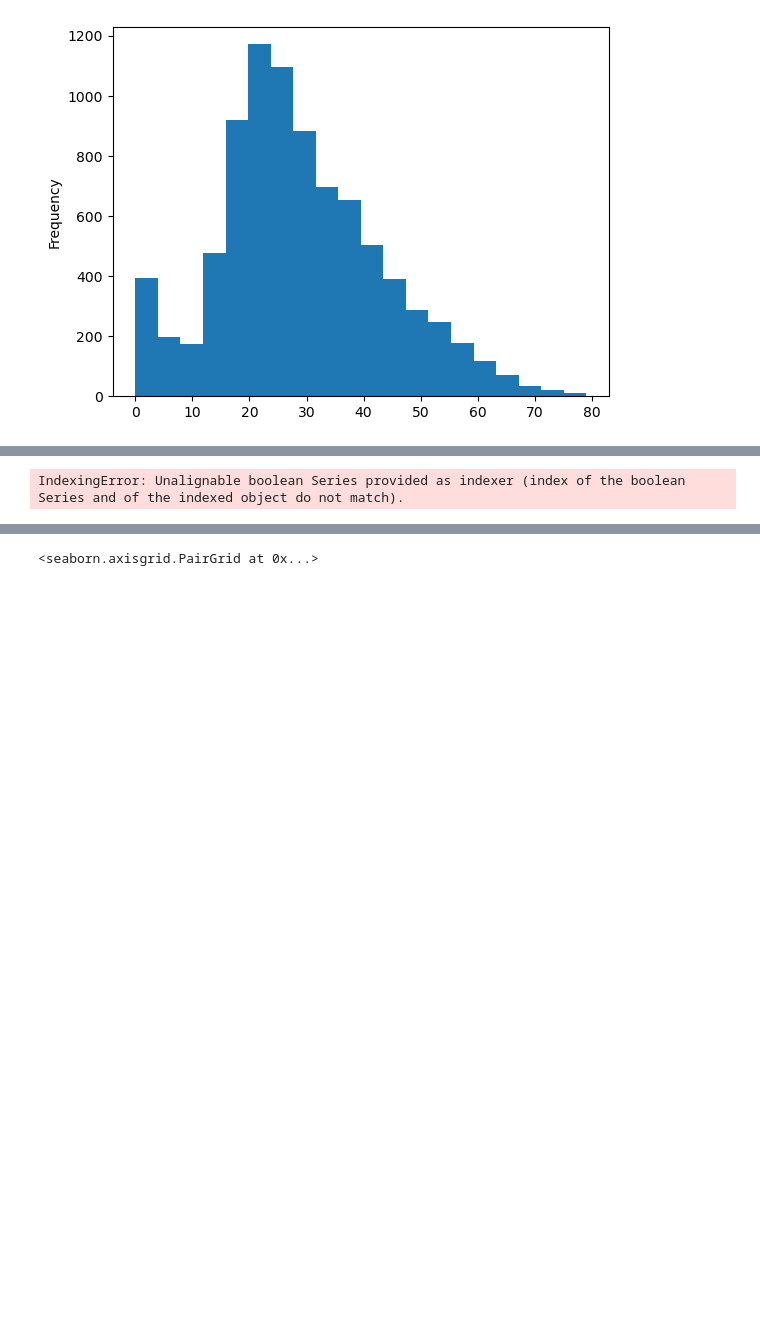
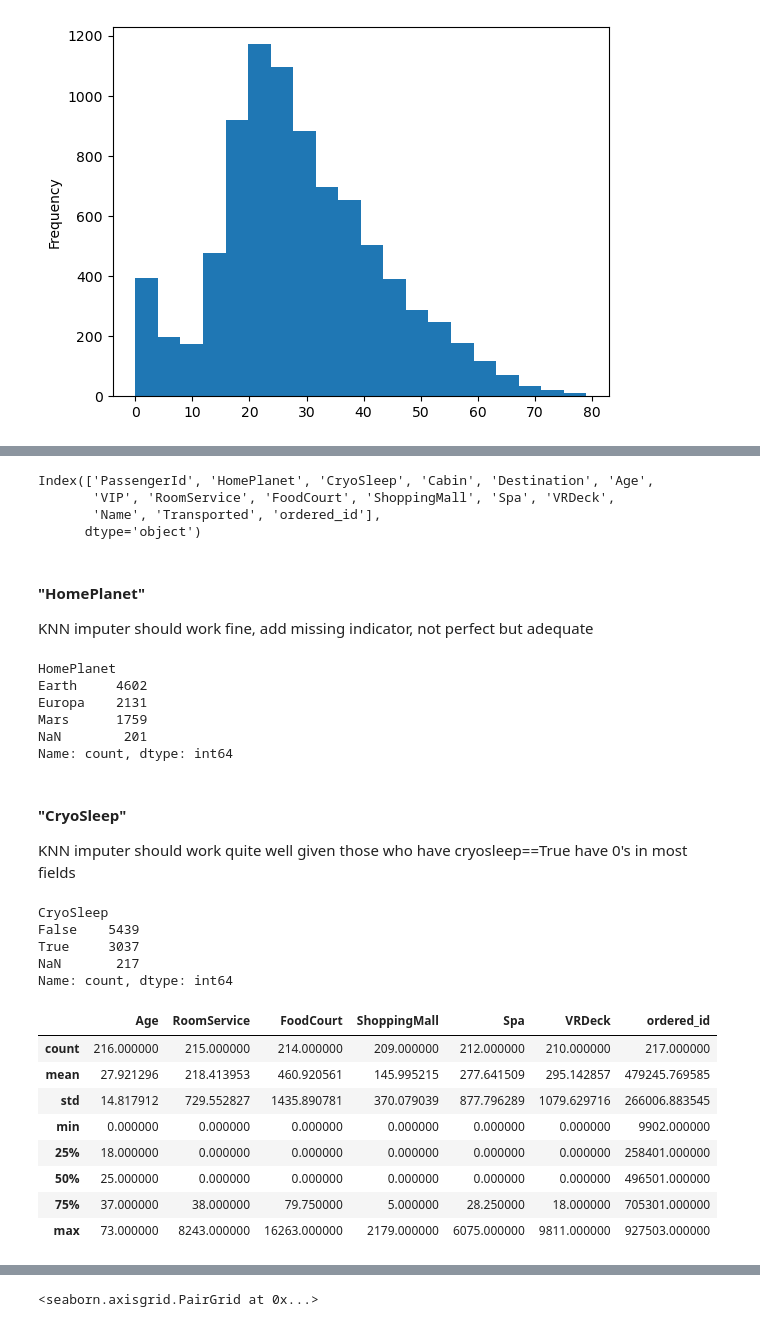
Before and after one commit to dvdhartsman/Spaceship_Titanic, a Jupyter notebook: Spaceship_Titanic.ipynb, the cells around one changed output, grey strips where cells are left out. Cells and saved outputs as stored; diff of their text form; code cells hidden in the pictures; blank space fills up the shorter version.

```diff
--- a/Spaceship_Titanic.ipynb
+++ b/Spaceship_Titanic.ipynb
@@ -129,4 +131,44 @@ df["ordered_id"] = df["PassengerId"].str.replace("_", "").astype(int)
 # %%
-df
+df.columns
 # %% [output]
-IndexingError: Unalignable boolean Series provided as indexer (index of the boolean Series and of the indexed object do not match).
+Index(['PassengerId', 'HomePlanet', 'CryoSleep', 'Cabin', 'Destination', 'Age',
+       'VIP', 'RoomService', 'FoodCourt', 'ShoppingMall', 'Spa', 'VRDeck',
+       'Name', 'Transported', 'ordered_id'],
+      dtype='object')
+# %% [markdown]
+#### "HomePlanet"
+KNN imputer should work fine, add missing indicator, not perfect but adequate
+# %%
+# Going to KNN Impute these values i suppose
+
+df["HomePlanet"].value_counts(dropna=False)
+# %% [output]
+HomePlanet
+Earth     4602
+Europa    2131
+Mars      1759
+NaN        201
+Name: count, dtype: int64
+# %% [markdown]
+#### "CryoSleep"
+KNN imputer should work quite well given those who have cryosleep==True have 0's in most fields
+# %%
+df["CryoSleep"].value_counts(dropna=False)
+# %% [output]
+CryoSleep
+False    5439
+True     3037
+NaN       217
+Name: count, dtype: int64
+# %%
+df[df["CryoSleep"].isna()].describe()
+# %% [output]
+|  | Age | RoomService | FoodCourt | ShoppingMall | Spa | VRDeck | ordered_id |
+| count | 216.000000 | 215.000000 | 214.000000 | 209.000000 | 212.000000 | 210.000000 | 217.000000 |
+| mean | 27.921296 | 218.413953 | 460.920561 | 145.995215 | 277.641509 | 295.142857 | 479245.769585 |
+| std | 14.817912 | 729.552827 | 1435.890781 | 370.079039 | 877.796289 | 1079.629716 | 266006.883545 |
+| min | 0.000000 | 0.000000 | 0.000000 | 0.000000 | 0.000000 | 0.000000 | 9902.000000 |
+| 25% | 18.000000 | 0.000000 | 0.000000 | 0.000000 | 0.000000 | 0.000000 | 258401.000000 |
+| 50% | 25.000000 | 0.000000 | 0.000000 | 0.000000 | 0.000000 | 0.000000 | 496501.000000 |
+| 75% | 37.000000 | 38.000000 | 79.750000 | 5.000000 | 28.250000 | 18.000000 | 705301.000000 |
+| max | 73.000000 | 8243.000000 | 16263.000000 | 2179.000000 | 6075.000000 | 9811.000000 | 927503.000000 |
```
Also changed, not shown: parts of 33 cells of this notebook.
